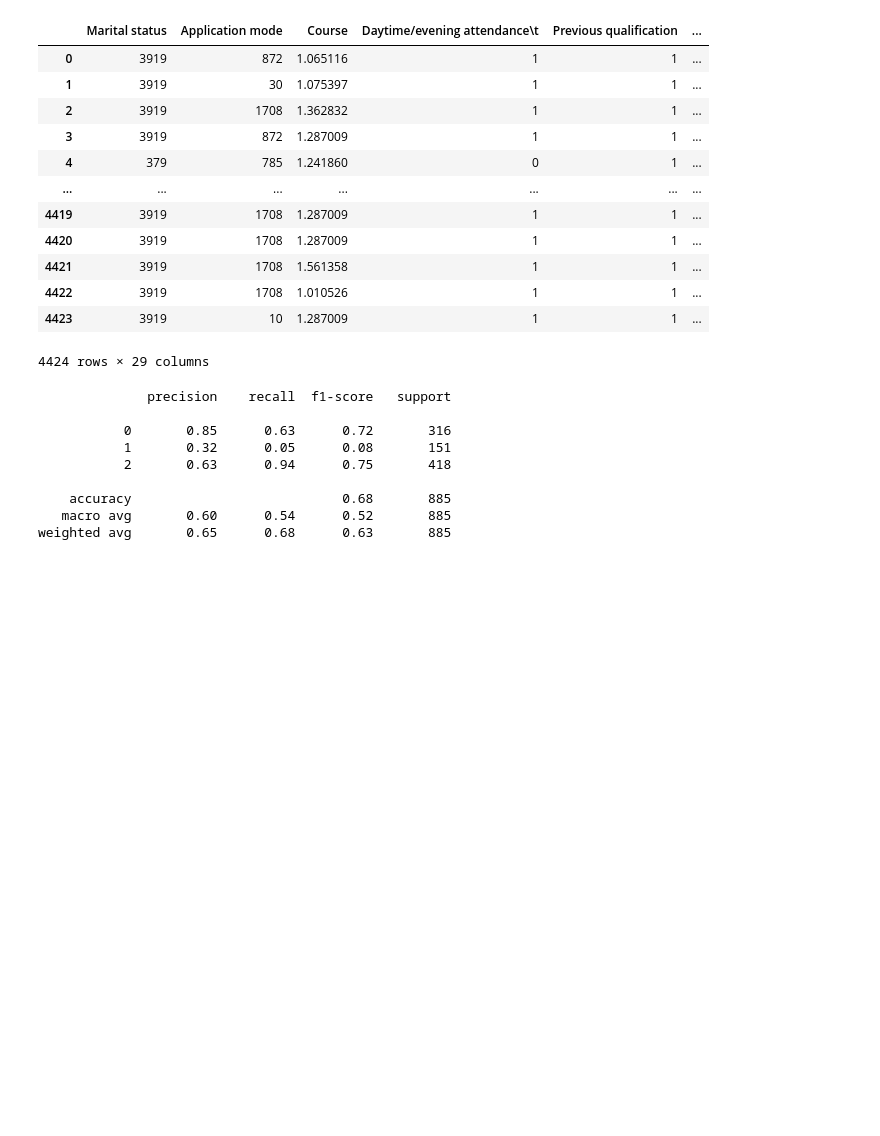
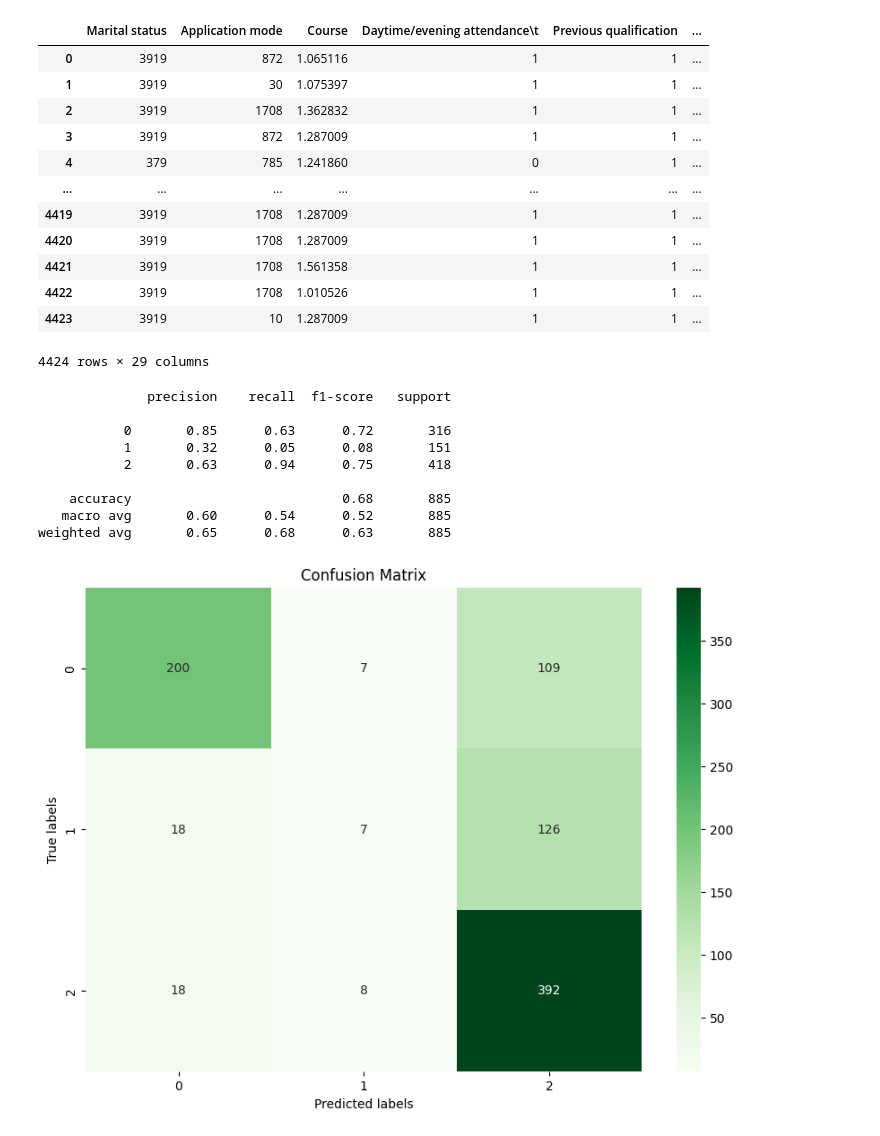
Before and after one commit to IainHenn/Student-Performance-Predictor, a Jupyter notebook: main.ipynb, the cells around one changed output. Drawn from its saved outputs; the diff is of its cells as text; code cells hidden in the pictures; blank space fills up the shorter version.

```diff
--- a/main.ipynb
+++ b/main.ipynb
@@ -512,20 +513,24 @@ x_train, x_test, y_train, y_test = train_test_split(x,y,test_size=.20,train_size
 # %%
 NB_Classifier = BernoulliNB()
 NB_Classifier.fit(x_train,y_train)
 
 y_pred = NB_Classifier.predict(x_test)
 
 print(classification_report(y_test,y_pred))
+
+conf_mat_NB = confusion_matrix(y_test,y_pred)
+plot_confusion_matrix(conf_mat_NB,["0","1","2"])
 # %% [output]
               precision    recall  f1-score   support
 
            0       0.85      0.63      0.72       316
            1       0.32      0.05      0.08       151
            2       0.63      0.94      0.75       418
 
     accuracy                           0.68       885
    macro avg       0.60      0.54      0.52       885
 weighted avg       0.65      0.68      0.63       885
+[figure, added]
 # %%
 RF_Classifier = RandomForestClassifier()
 RF_Classifier.fit(x_train,y_train)
```
Also changed, not shown: parts of 11 cells of this notebook.
